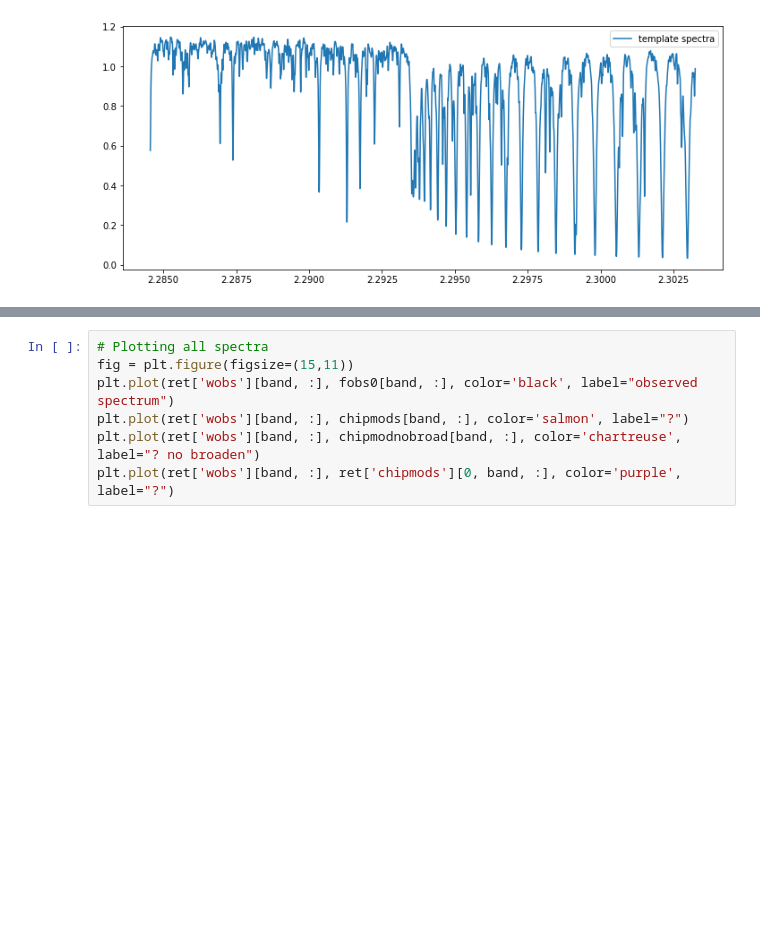
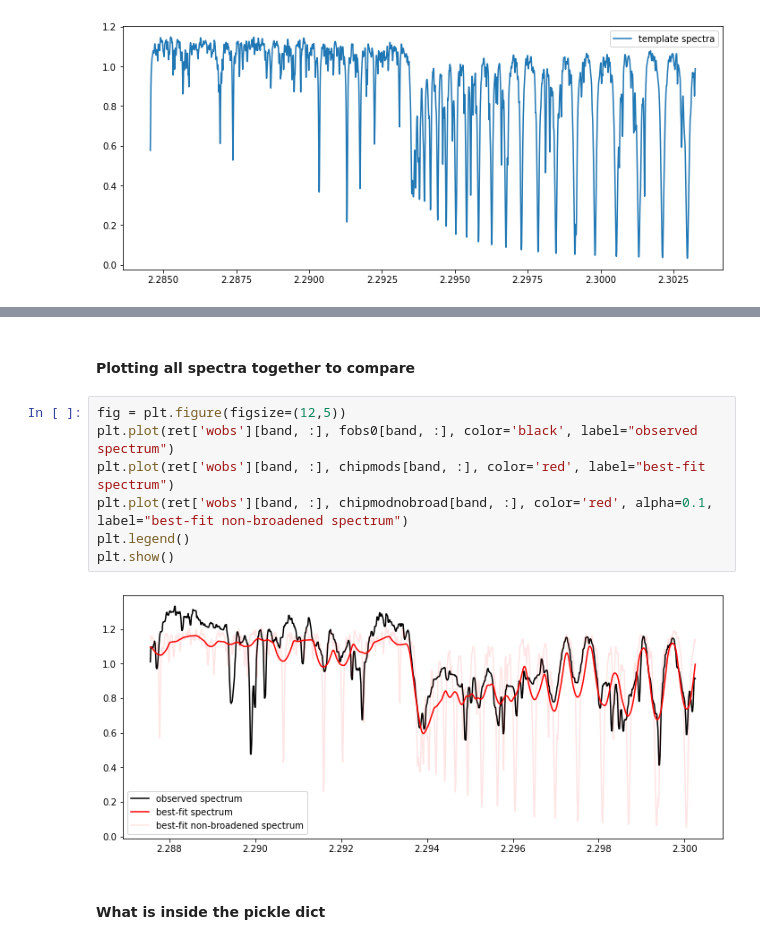
Before and after one commit to alphalyncis/dopplerimg, a Jupyter notebook: code/study.ipynb, the cells around one changed output, grey strips where cells are left out. Drawn from its saved outputs; the diff is of its cells as text; blank space fills up the shorter version.

```diff
--- a/code/study.ipynb
+++ b/code/study.ipynb
@@ -105,7 +135,13 @@ chipmods[band] = mymod
+# %% [markdown]
+#### Plotting all spectra together to compare
 # %%
-# Plotting all spectra
-fig = plt.figure(figsize=(15,11))
+fig = plt.figure(figsize=(12,5))
 plt.plot(ret['wobs'][band, :], fobs0[band, :], color='black', label="observed spectrum")
-plt.plot(ret['wobs'][band, :], chipmods[band, :], color='salmon', label="?")
-plt.plot(ret['wobs'][band, :], chipmodnobroad[band, :], color='chartreuse', label="? no broaden")
-plt.plot(ret['wobs'][band, :], ret['chipmods'][0, band, :], color='purple', label="?")
+plt.plot(ret['wobs'][band, :], chipmods[band, :], color='red', label="best-fit spectrum")
+plt.plot(ret['wobs'][band, :], chipmodnobroad[band, :], color='red', alpha=0.1, label="best-fit non-broadened spectrum")
+plt.legend()
+plt.show()
+# %% [output]
+[figure, added]
+# %% [markdown]
+#### What is inside the pickle dict
```
Also changed, not shown: parts of 9 cells of this notebook, 2 other files.
